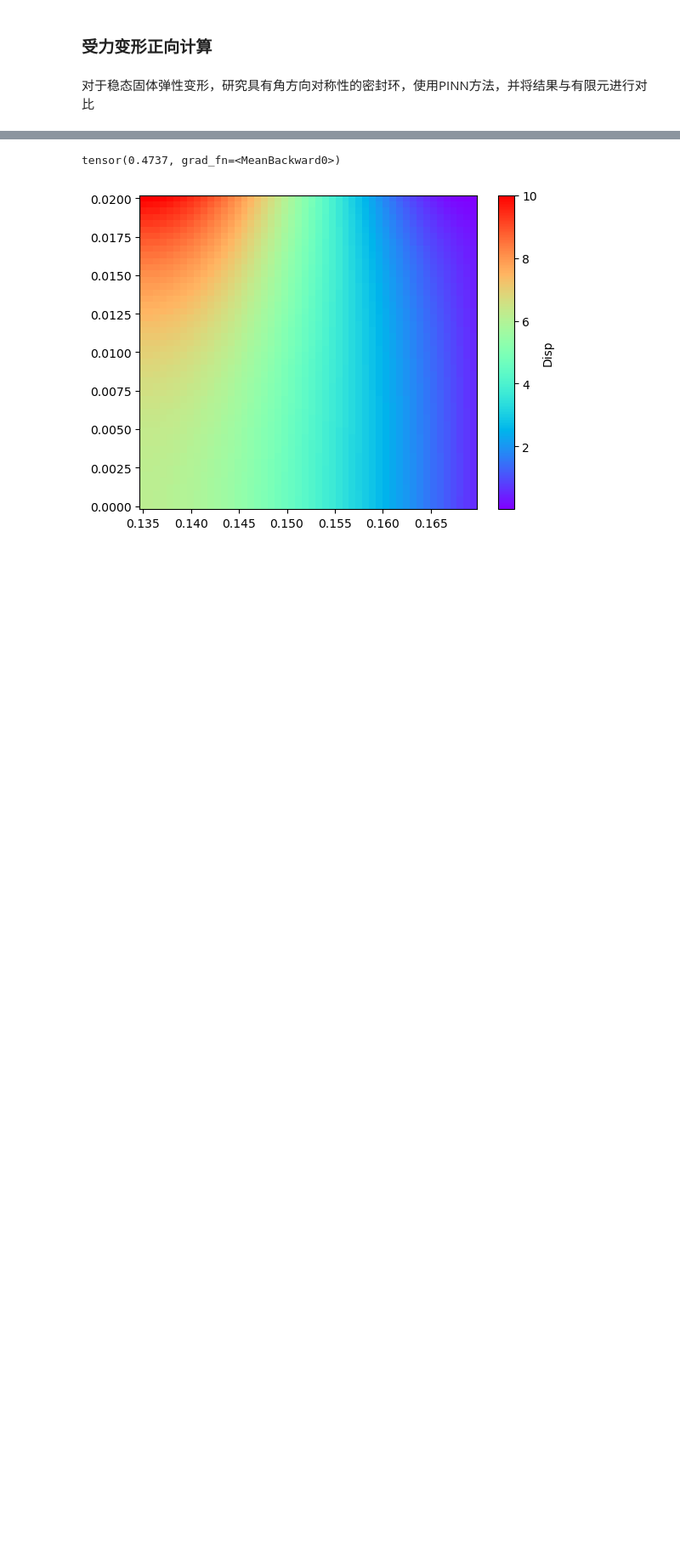
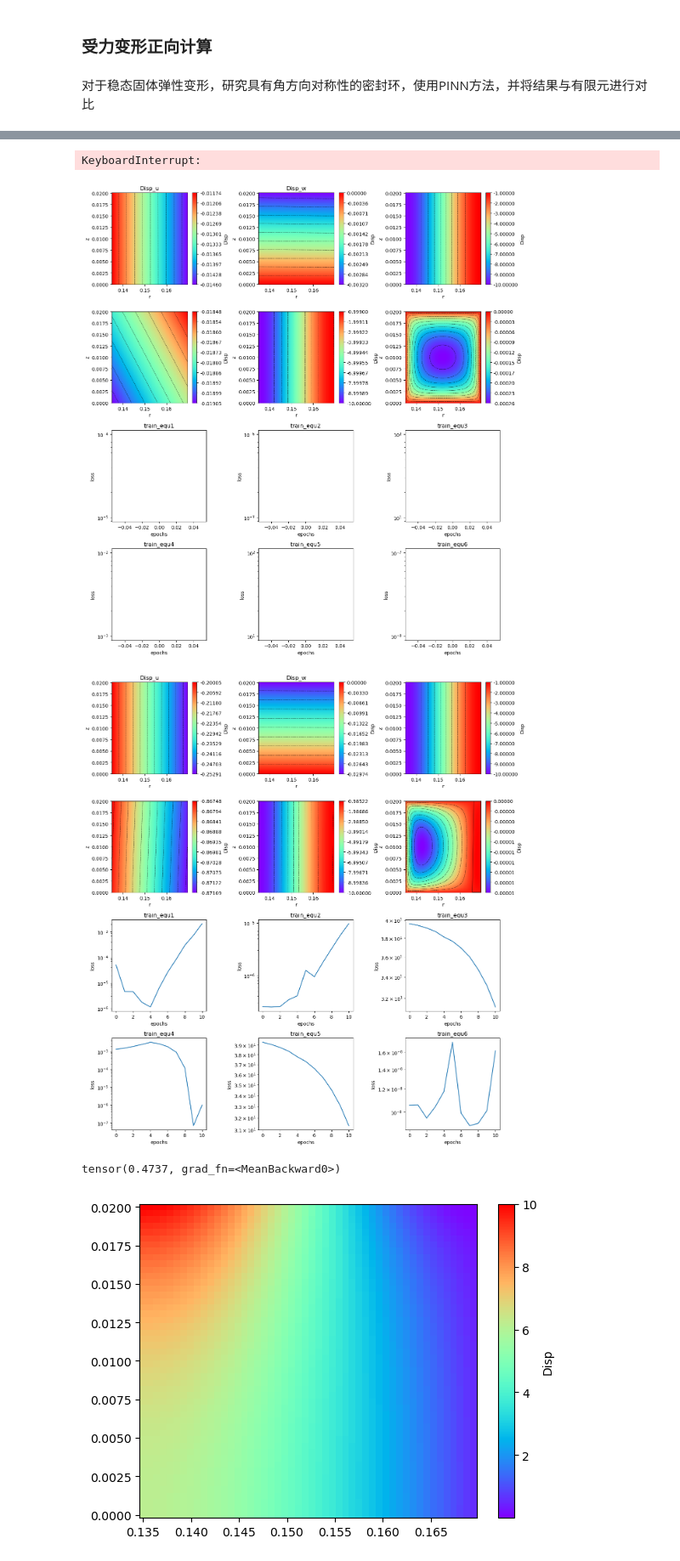
Before and after one commit to Yaoshengtai/PINN-Thermosolid-F-R, a Jupyter notebook: force_forward/force_forward.ipynb, the cells around one changed output, grey strips where cells are left out. Shown at 85% size. Drawn from its saved outputs; the diff is of its cells as text; code cells hidden in the pictures; blank space fills up the shorter version.

```diff
--- a/force_forward/force_forward.ipynb
+++ b/force_forward/force_forward.ipynb
@@ -39,7 +39,7 @@ parser = argparse.ArgumentParser(description='PyTorch Deep Learning Training For
 
 # 添加命令行参数
 parser.add_argument('--lr', type=float, default=0.0001, help='学习率')
-parser.add_argument('--batch_size', type=int, default=1024, help='批量大小')
+parser.add_argument('--batch_size', type=int, default=256, help='批量大小')
 parser.add_argument('--epochs', type=int, default=1000000, help='训练轮数')
 parser.add_argument('--gpu', type=bool , default=False ,help='使用GPU进行训练')
 parser.add_argument('--train_rec_size', type=int , default=128 ,help='矩形区域内生成的点,512*512')
@@ -64,18 +64,22 @@ parser.add_argument('--check_every', type=int , default=10 ,help='检测周期')
 parser.add_argument('--save_dict', type=str , default='run1' ,help='训练文件名')
 parser.add_argument('--maxf', type=int , default=10 ,help='端面相对温度最大值')
 parser.add_argument('--impose', type=int , default=1 ,help='是否强加Drichlet边界,1为施加')
-parser.add_argument('--mtl', type=int , default=0 ,help='是否使用多任务权重学习,1为使用')
-
+parser.add_argument('--mtl', type=int , default=1 ,help='是否使用多任务权重学习,1为使用')
+parser.add_argument('--log', type=int , default=1 ,help='是否使用对数调整权重')
 
 
 args = parser.parse_args(args=[])
 print(args)
 
-save_folder = args.save_dict + "-image/"
+save_image_folder = args.save_dict + "-image/"
+save_model_folder=args.save_dict + "-model/"
 
 # 确保文件夹存在，如果不存在则创建
-if not os.path.exists(save_folder):
-    os.makedirs(save_folder)
+if not os.path.exists(save_image_folder):
+    os.makedirs(save_image_folder)
+if not os.path.exists(save_model_folder):
+    os.makedirs(save_model_folder)
+
 
 use_gpu = args.gpu
 device = torch.device("mps" if use_gpu else "cpu")
@@ -352,26 +356,30 @@ valid_gen_spatial = generator_2dspatial_rectangle(size=(50, 50), x_min=0.0, x_ma
 # %%
 #%matplotlib inline
 heat_transfer_2d_solution, _ = _solve_2dspatial(
     train_generator_spatial=train_gen_spatial,
     valid_generator_spatial=valid_gen_spatial,
     approximator=fcnn_approximator,
     optimizer=adam,
     batch_size=args.batch_size,
     max_epochs=args.epochs,
     shuffle=True,
     metrics=metrics,
     monitor=Monitor2DSpatial(
         # check_on_x=torch.linspace(0.0, 1.0, 50),
         # check_on_y=torch.linspace(0.0, 1.0, 50),
-        check_on_x=torch.linspace(r1, r2, 50),
-        check_on_y=torch.linspace(0.0, h1, 50),
+        check_on_x=torch.linspace(r1, r2, 200),
+        check_on_y=torch.linspace(0.0, h1, 200),
         check_every=args.check_every,
         device=device,
         args=args
     ),
     device=device,
     args=args
 )
+# %% [output]
+KeyboardInterrupt:
+[figure, added]
+[figure, added]
 # %%
 xx=torch.linspace(r1, r2, 50)
 yy=torch.linspace(0.0, h1, 50)
```
Also changed, not shown: parts of 1 cell of this notebook, 23 other files.
